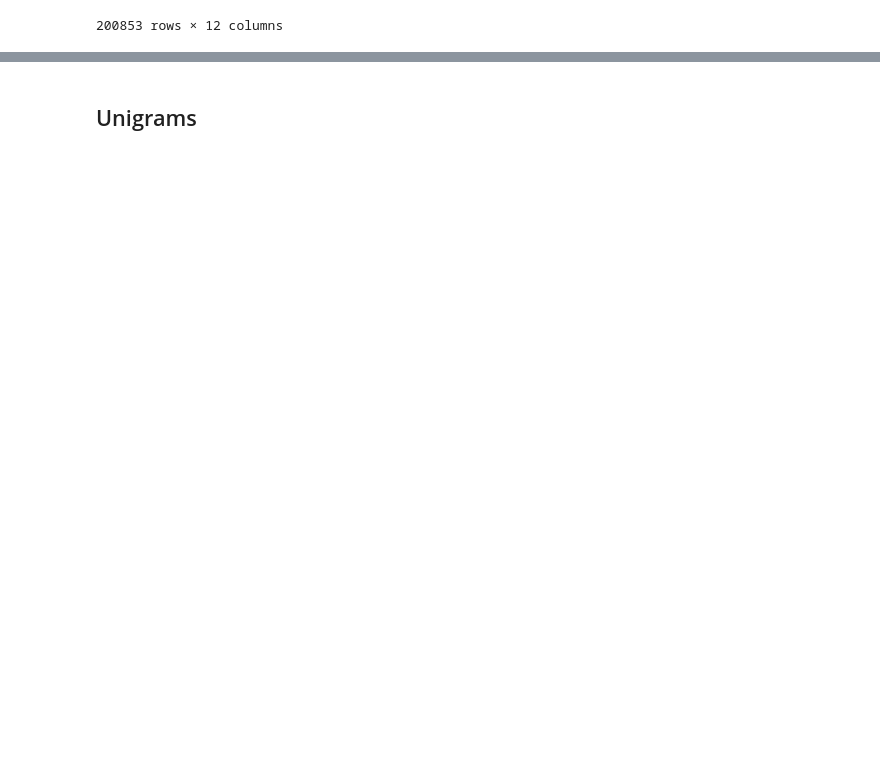
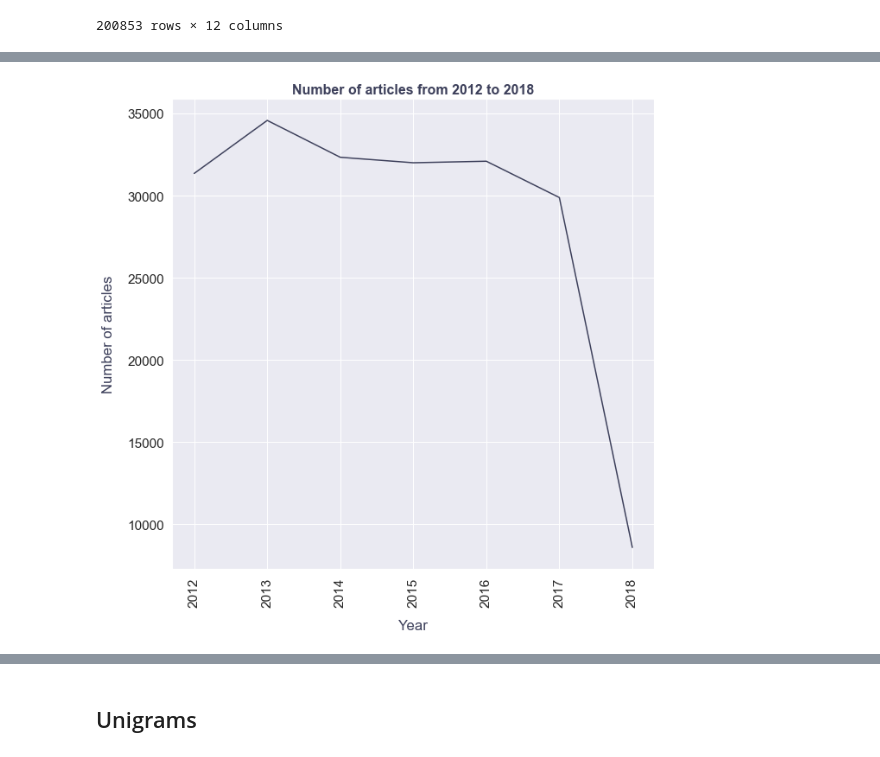
Before and after one commit to github-prathma/News-ClassificationAnalysis, a Jupyter notebook: Data_Analysis.ipynb, the cells around one changed output, grey strips where cells are left out. Cells and saved outputs as stored; diff of their text form; code cells hidden in the pictures; blank space fills up the shorter version.

```diff
--- a/Data_Analysis.ipynb
+++ b/Data_Analysis.ipynb
@@ -62,0 +120,2 @@ cmap = LinearSegmentedColormap.from_list("colors", colors)
+# %%
+df['year'] = df['created_on'].apply(lambda x: x.strftime('%Y'))
@@ -62,0 +133,11 @@ cmap = LinearSegmentedColormap.from_list("colors", colors)
+# %%
+sns.set(font_scale=1.4)
+plt.figure(figsize=(10,10))
+plt.plot(df.groupby(df['year'].sort_values()).size(), color="#3D405B")
+plt.title('Number of articles from 2012 to 2018', fontweight='bold', fontsize=16, color="#3D405B")
+plt.ylabel('Number of articles', labelpad=14, color="#3D405B")
+plt.xlabel('Year', labelpad=14, color="#3D405B")
+plt.xticks(rotation=90)
+plt.show()
+# %% [output]
+[figure, added]
```
Also changed, not shown: parts of 41 cells of this notebook.
